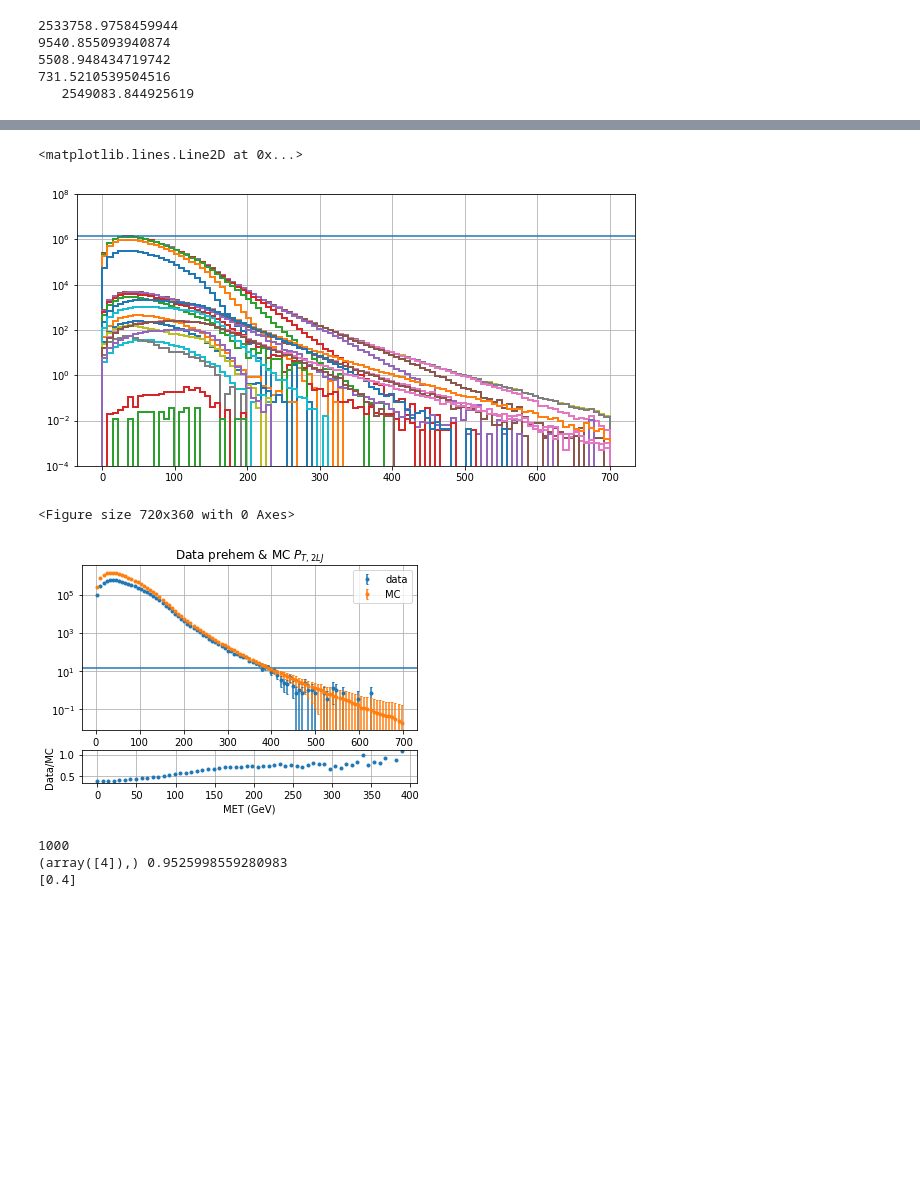
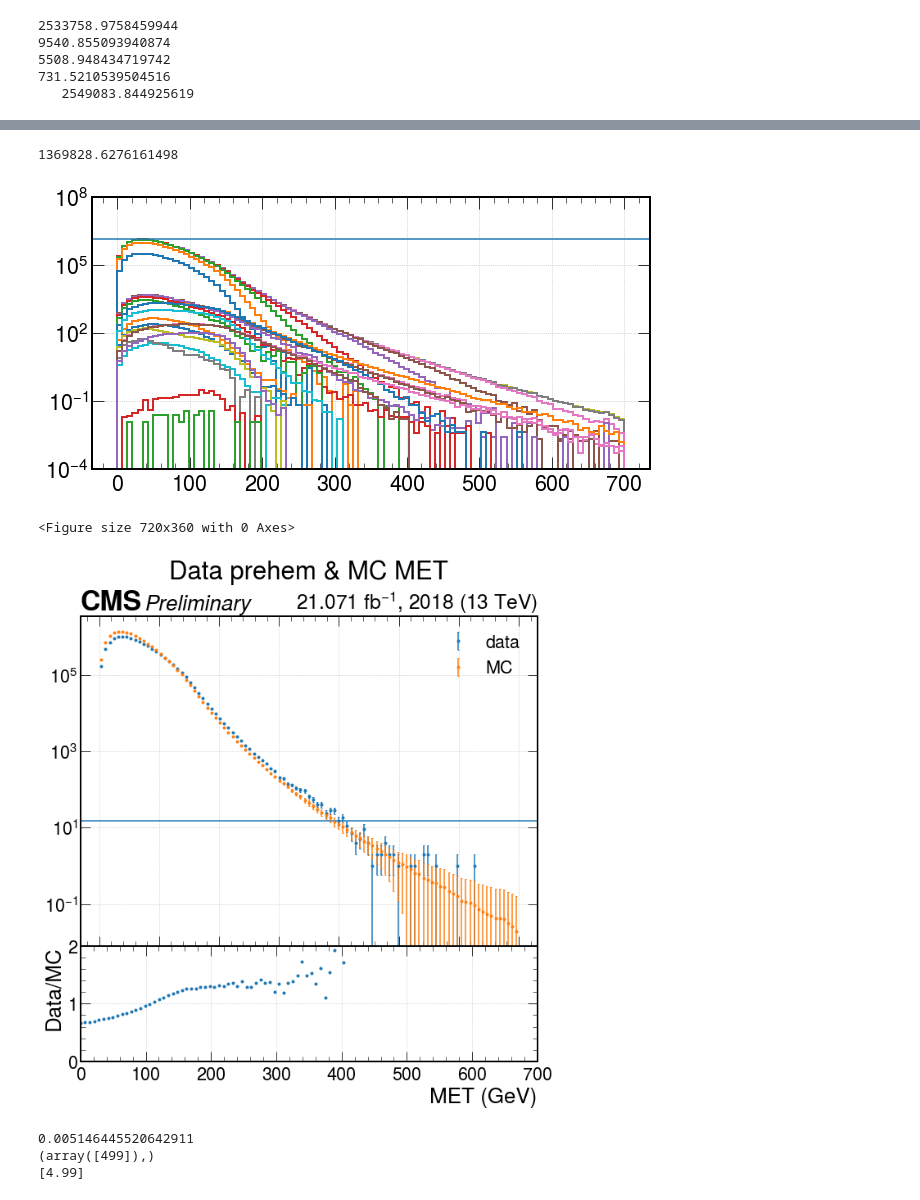
Before and after one commit to boostedsvj/svj-bdt, a Jupyter notebook: weight_correct_10052022_PreHEM.ipynb, the cells around one changed output, grey strips where cells are left out. Saved outputs shown, nothing was run; the diff lists cells and outputs as text; code cells hidden in the pictures; blank space fills up the shorter version.

```diff
--- a/weight_correct_10052022_PreHEM.ipynb
+++ b/weight_correct_10052022_PreHEM.ipynb
@@ -165,7 +165,9 @@ print('  ', max(mc_pt_stacked)) # checking the addition of histograms: almost eq
 
 fig = plt.figure(figsize=(10, 5))
 fig, (ax1, ax2) = plt.subplots(2, 1, gridspec_kw={'height_ratios': [10, 2]})
-
+plt.subplots_adjust(wspace=0, hspace=0)
+hep.style.use("CMS")
+hep.cms.label(loc=0, lumi=21.071, year=2018)
 
 
 ax1.errorbar(x=data_pt_centre, y=data_pt_stacked, yerr=np.sqrt(data_pt_stacked), fmt='.', capsize=1, label='data')
@@ -206,7 +208,7 @@ mc_met_values = [qcd_met_values, ttjet_met_values, wjet_met_values, zjet_met_val
 data_met_values =   [data_prehem[n]['met'] for n in range(0,2)]
 met_bins = np.linspace(0, 700, 100)
 
-val_data_met, data_edges_met, patches_data_met = plt.hist(data_met_values, met_bins, stacked=True, histtype='step', label=data_labels, weights=data_weights_arr)
+val_data_met, data_edges_met, patches_data_met = plt.hist(data_met_values, met_bins, stacked=True, histtype='step', label=data_labels)
 #plt.close()
 plt.yscale('log')
 plt.grid()
@@ -252,61 +255,77 @@ mc_met_centre = (mc_edges_met[0][1:]+mc_edges_met[0][:-1])/2
 mc_met_stacked = mc_val_met[0][len(mc_val_met[0])-1] + mc_val_met[1][len(mc_val_met[1])-1] + mc_val_met[2][len(mc_val_met[2])-1]+mc_val_met[3][len(mc_val_met[3])-1]
 
 plt.axhline(y=max(mc_met_stacked))
+print(max(mc_met_stacked))
 # %% [output]
-<matplotlib.lines.Line2D at 0x...>
+1369828.6276161498
-[figure, old version]
+[figure, new version]
 # %%
 fig = plt.figure(figsize=(10, 5))
-fig, (ax1, ax2) = plt.subplots(2, 1, gridspec_kw={'height_ratios': [10, 2]})
-
+fig, (ax1, ax2) = plt.subplots(2, 1, gridspec_kw={'height_ratios': [20, 7]})
+plt.subplots_adjust(wspace=0, hspace=0)
+hep.style.use("CMS")
+hep.cms.label('Preliminary', data=True, loc=0, lumi=21.071, year=2018, ax=ax1)
 
 
 ax1.errorbar(x=data_met_centre, y=data_met_stacked, yerr=np.sqrt(data_met_stacked), fmt='.', capsize=1, label='data')
 ax1.errorbar(x=mc_met_centre,   y=mc_met_stacked,   yerr=np.sqrt(mc_met_stacked),   fmt='.', capsize=1, label='MC')
 ax1.axhline(y=15)
 ax1.legend()
 ax1.grid('True')
-ax1.set_title('Data prehem & MC $P_{T,2LJ}$')
+ax1.set_title('Data prehem & MC MET',y=1.1)
 ax1.set_yscale('log')
+#ax1.set_ylim(100000, 1000000)
 
 ratio = np.divide(data_met_stacked,
                   mc_met_stacked,
                   where=(mc_met_stacked != 0))
 
 rotio = ratio[(mc_met_stacked!=0) & (data_met_stacked>15)]
 edges = data_edges_met[:len(data_edges_met)-1][(mc_met_stacked!=0) & (data_met_stacked>15)]
 
 ax2.plot(edges,rotio,'.')
+ax2.set_ylim(0,2)
 ax2.grid('True')
 ax2.set_xlabel('MET (GeV)')
 ax2.set_ylabel('Data/MC')
+ax2.set_xlim(0,700)
+#ax2.set_ylim(0,1)
 fig.savefig('png/MC_metRatioPlot.png')
 # %% [output]
 <Figure size 720x360 with 0 Axes>
-[figure, old version]
+[figure, new version]
 # %%
-r=[np.divide(data_met_stacked,
-                  mc_val_met[0][8]*i*0.1 + mc_val_met[1][7] + mc_val_met[2][4] + mc_val_met[3][4],
-                  where=(((mc_val_met[0][8]*i*0.05 + mc_val_met[1][7] + mc_val_met[2][4] + mc_val_met[3][4]) > 0) & (data_met_stacked>15))) for i in range(0,1000)]
-print(len(r))
-d_bar_prehem=[]
-r_b=0
-d_b=0
+QCD    = mc_val_met[0][8]
+TTJets = mc_val_met[1][7]
+WJets  = mc_val_met[2][4]
+ZJets  = mc_val_met[3][4]
 
-for i in range(0,998):
-    r_b = sum(r[i])/len(r[i])
-    for k in range(0,99):
-        d_b += (r[i][k]-r_b)**2/len(r[i])
-    d_bar_prehem.append(d_b)
-    d_b=0
+D_bar = np.zeros(500)
 
-print(np.where(d_bar_prehem==min(d_bar_prehem)), min(d_bar_prehem))
+for i in range(0,500):
+    r = np.divide(data_met_stacked,
+        QCD * (0.01*i) + TTJets + WJets + ZJets,
+        where=((QCD + TTJets + WJets + ZJets) != 0))
+    MC = QCD * (0.1*i) + TTJets + WJets + ZJets
 
-i = np.arange(0,100, 0.1)
-k_factor_prehem = i[np.where(d_bar_prehem==min(d_bar_prehem))]
-print(k_factor_prehem)
+    '''if i!=1: continue
+    plt.errorbar(x=data_met_centre, y=data_met_stacked, yerr=np.sqrt(data_met_stacked), fmt='.', capsize=1, label='data')
+    plt.errorbar(x=mc_met_centre,   y=MC,   yerr=np.sqrt(MC),   fmt='.', capsize=1, label='MC')
+    plt.legend()
+    plt.yscale('log')'''
+
+    rat = r[data_met_stacked > 15]
+    r_bar = np.mean(rat)
+    D_bar[i] = np.mean(pow((rat-r_bar),2))
+
+
+print(min(D_bar))
+i = np.arange(0,5, 0.01)
+print(np.where(D_bar==min(D_bar)))
+k_factor = i[np.where(D_bar==min(D_bar))]
+print(k_factor)
 # %% [output]
-1000
-(array([4]),) 0.9525998559280983
-[0.4]
+0.005146445520642911
+(array([499]),)
+[4.99]
 # %%
```
Also changed, not shown: parts of 62 cells of this notebook, 9 other files.
